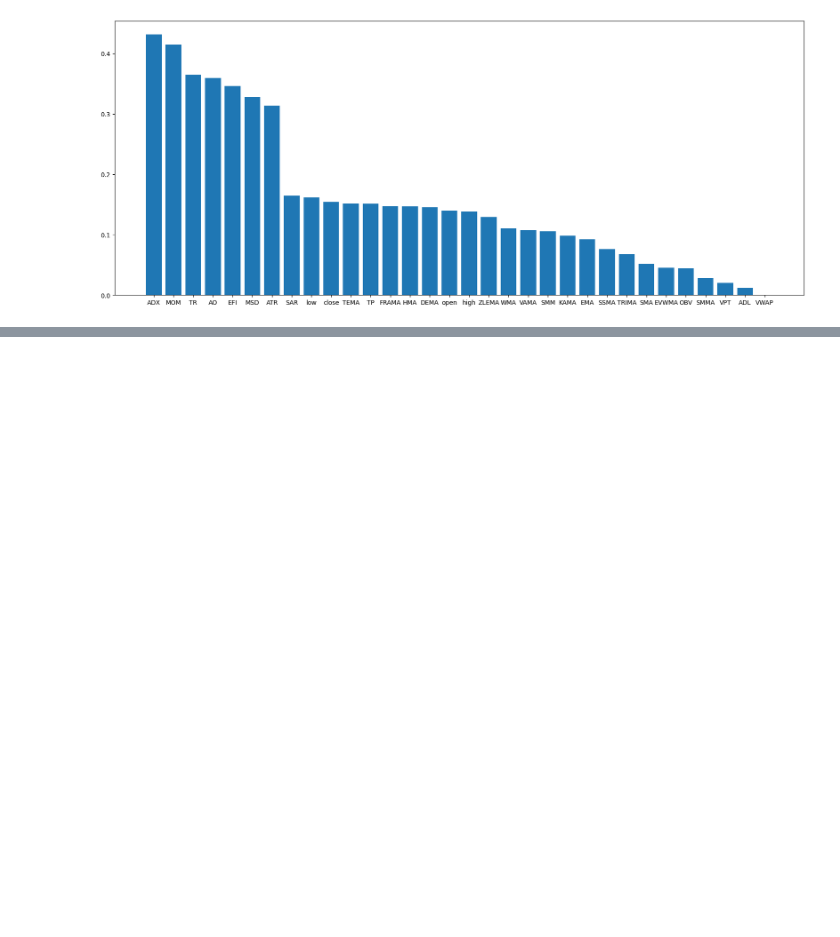
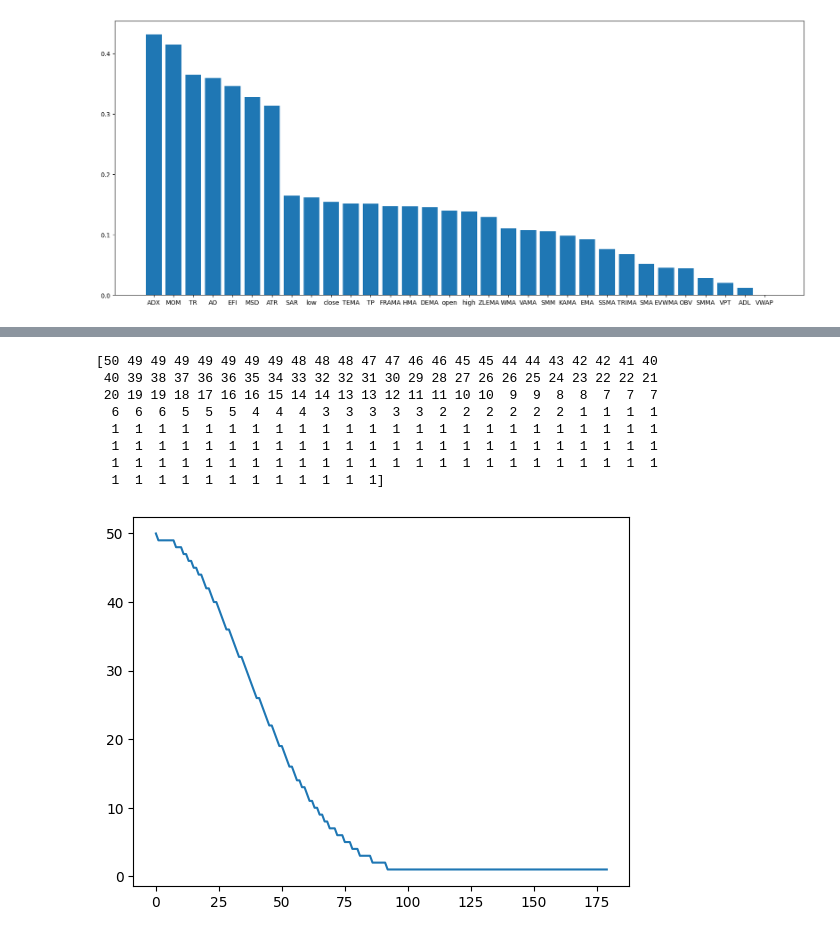
Before and after one commit to krajewskiML/FinDL, a Jupyter notebook: eda.ipynb, the cells around one changed output, grey strips where cells are left out. Drawn from its saved outputs; the diff is of its cells as text; code cells hidden in the pictures; blank space fills up the shorter version.

```diff
--- a/eda.ipynb
+++ b/eda.ipynb
@@ -149,0 +155,48 @@ plt.show()
+# %%
+def get_weights(win_size=6 * 30):
+    sigma = win_size/5
+    value_at_one = 50
+    arr = np.array([max(int(value_at_one*math.exp(-(i**2)/(2*sigma**2))),1) for i in range(win_size)])
+    print(arr)
+    plt.plot(arr)
+    plt.show()
+    return arr
+# %%
+def scale_std_window_weighted(train_df, test_df, window_len=6 * 30):
+    arr = get_weights(window_len)
+    train_ = train_df.copy()
+    test_ = test_df.copy()
+    whole_df = pd.concat([train_, test_])
+    for idx in tqdm(range(window_len - 1, len(train_df))):
+        train_temp = whole_df.iloc[idx - window_len + 1:idx + 1].copy()
+        train_temp2 = train_temp.copy().iloc[::-1]
+        for j in range(len(arr)):
+            for k in range(arr[j] - 1):
+                train_temp2 = train_temp2.append(train_temp2.iloc[j])
+        std_ = train_temp2.std()
+        mean_ = train_temp2.mean()
+        train_temp = (train_temp - mean_) / std_
+        train_.iloc[idx - window_len + 1:idx + 1] = train_temp
+    # for idx in tqdm(range(window_len - 1, len(test_df))):
+    #     test_temp = whole_df.iloc[len(train_) + idx - window_len + 1:len(train_) + idx + 1].copy()
+    #     test_temp2 = test_temp.copy().iloc[::-1]
+    #     for j in range(len(arr)):
+    #         for k in range(arr[j] - 1):
+    #             test_temp2 = test_temp2.append(test_temp2.iloc[j])
+    #     std_ = test_temp2.std()
+    #     mean_ = test_temp2.mean()
+    #     test_temp = (test_temp - mean_) / std_
+    #     test_.iloc[idx - window_len + 1:idx + 1] = test_temp
+    return train_, test_
+# %%
+train_180_window_weighted, _ = scale_std_window_weighted(train, test)
+# %% [output]
+[50 49 49 49 49 49 49 49 48 48 48 47 47 46 46 45 45 44 44 43 42 42 41 40
+ 40 39 38 37 36 36 35 34 33 32 32 31 30 29 28 27 26 26 25 24 23 22 22 21
+ 20 19 19 18 17 16 16 15 14 14 13 13 12 11 11 10 10  9  9  8  8  7  7  7
+  6  6  6  5  5  5  4  4  4  3  3  3  3  3  2  2  2  2  2  2  1  1  1  1
+  1  1  1  1  1  1  1  1  1  1  1  1  1  1  1  1  1  1  1  1  1  1  1  1
+  1  1  1  1  1  1  1  1  1  1  1  1  1  1  1  1  1  1  1  1  1  1  1  1
+  1  1  1  1  1  1  1  1  1  1  1  1  1  1  1  1  1  1  1  1  1  1  1  1
+  1  1  1  1  1  1  1  1  1  1  1  1]
+[figure, added]
```
Also changed, not shown: parts of 17 cells of this notebook.
